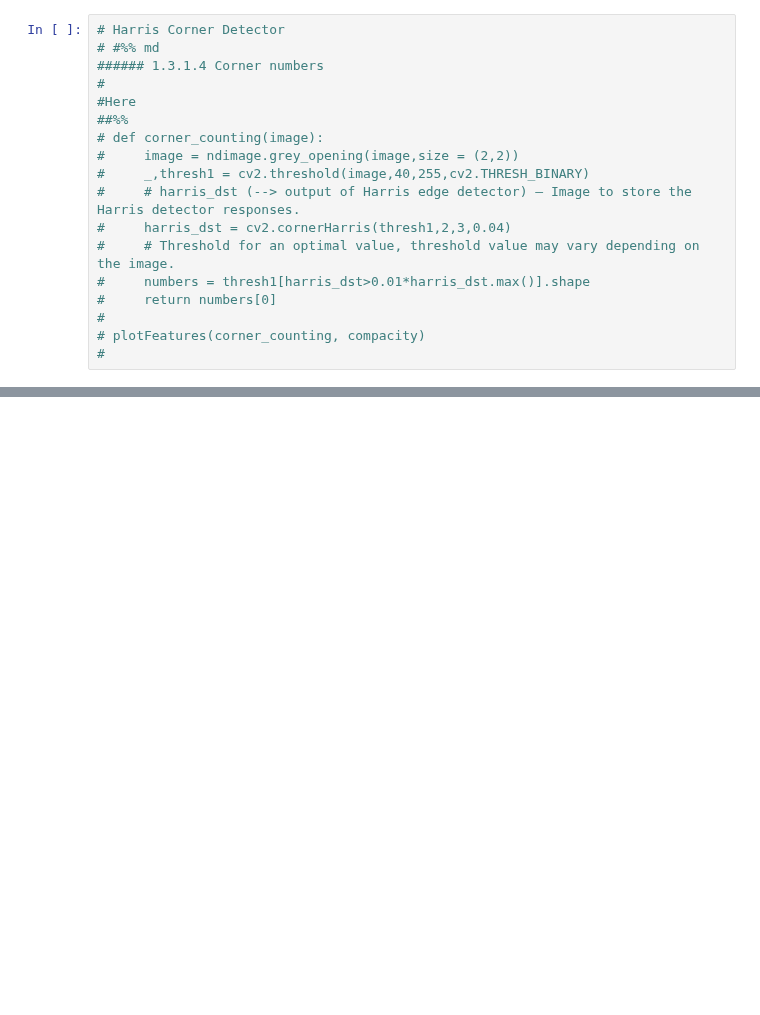
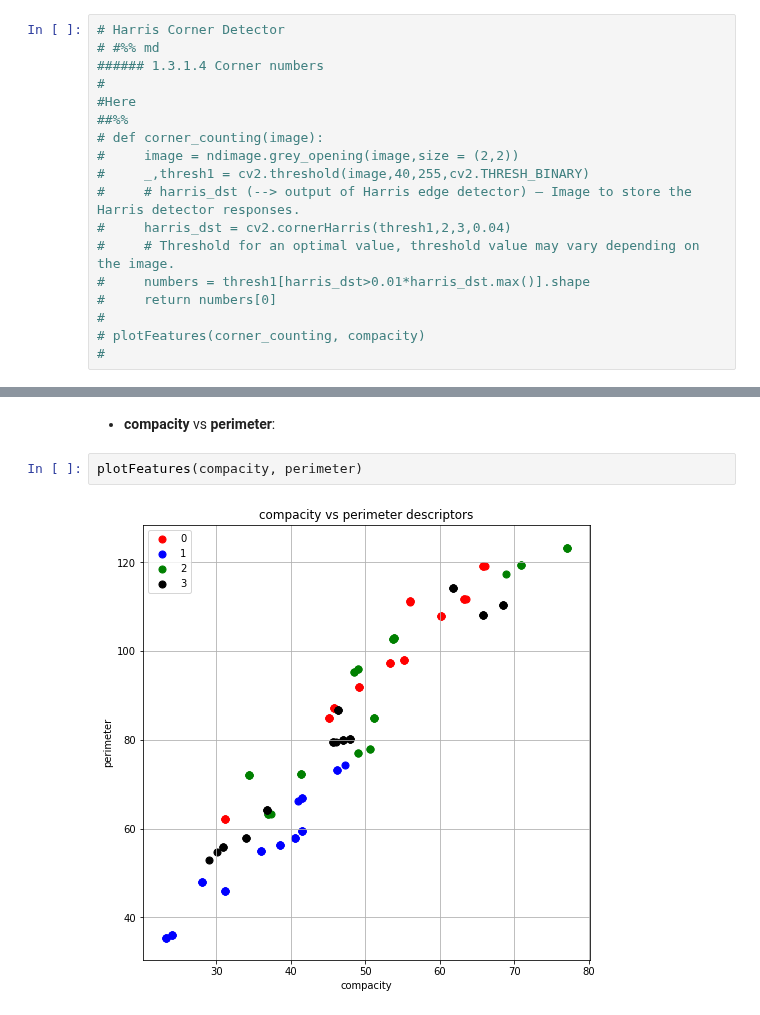
Before and after one commit to dhruti96shah/iapr-2020, a Jupyter notebook: labs/lab_02_object_description_mahdi.ipynb, the cells around one changed output, grey strips where cells are left out. Saved outputs shown, nothing was run; the diff lists cells and outputs as text; blank space fills up the shorter version.

```diff
--- a/labs/lab_02_object_description_mahdi.ipynb
+++ b/labs/lab_02_object_description_mahdi.ipynb
@@ -540,0 +635,6 @@ Add your implementations and discussions here
+# %% [markdown]
+* __compacity__ vs __perimeter__:<br />
+# %%
+plotFeatures(compacity, perimeter)
+# %% [output]
+[figure, added]
```
Also changed, not shown: parts of 21 cells of this notebook.
